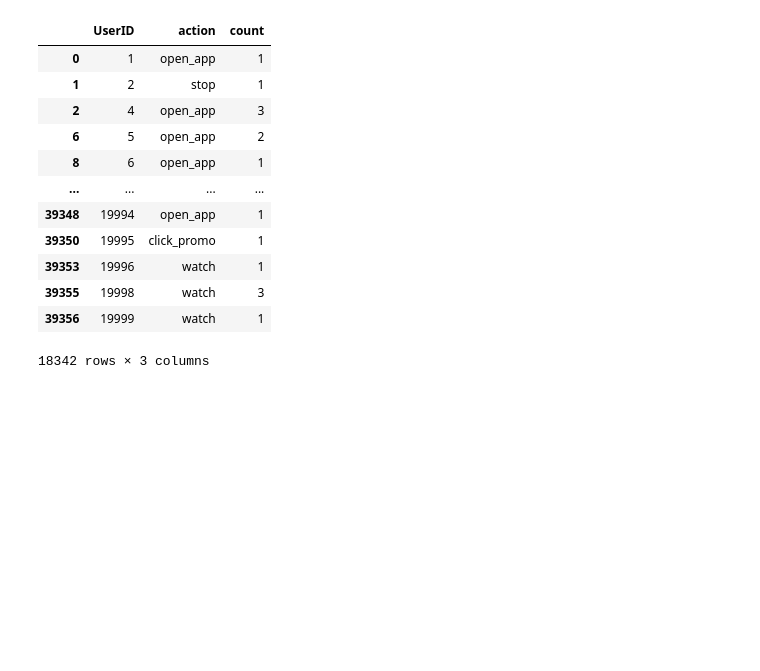
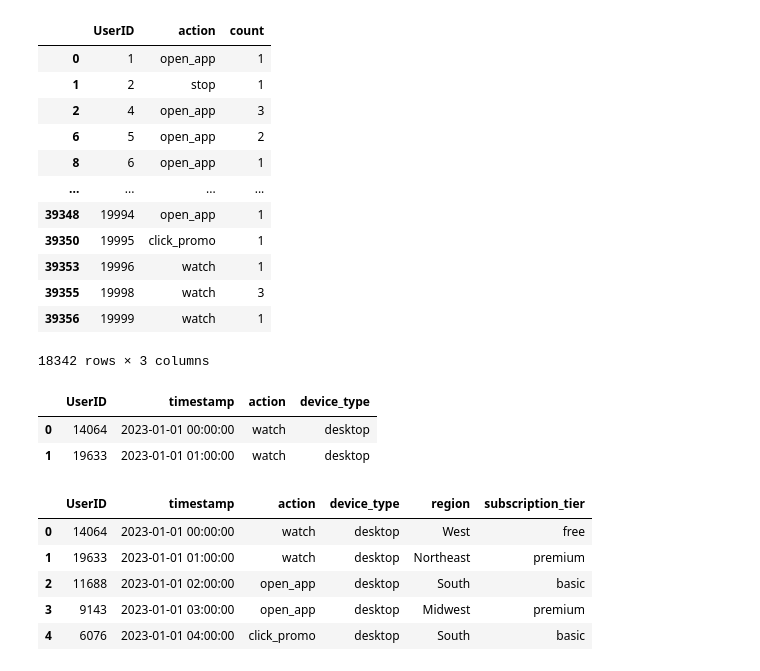
Before and after one commit to stevechengnyc/meta_learners, a Jupyter notebook: MovieLens_EconML_Uplift_Modeling_practice.ipynb, the cells around one changed output. Drawn from its saved outputs; the diff is of its cells as text; code cells hidden in the pictures; blank space fills up the shorter version.

```diff
--- a/MovieLens_EconML_Uplift_Modeling_practice.ipynb
+++ b/MovieLens_EconML_Uplift_Modeling_practice.ipynb
@@ -874,3 +874,18 @@ user_activity_logs.groupby(['UserID', 'action']).size().reset_index(name='count'
 | 39355 | 19998 | watch | 3 |
 | 39356 | 19999 | watch | 1 |
 18342 rows × 3 columns
+# %%
+user_activity_logs.head(2)
+# %% [output]
+|  | UserID | timestamp | action | device_type |
+| 0 | 14064 | 2023-01-01 00:00:00 | watch | desktop |
+| 1 | 19633 | 2023-01-01 01:00:00 | watch | desktop |
+# %%
+merged2.head()
+# %% [output]
+|  | UserID | timestamp | action | device_type | region | subscription_tier |
+| 0 | 14064 | 2023-01-01 00:00:00 | watch | desktop | West | free |
+| 1 | 19633 | 2023-01-01 01:00:00 | watch | desktop | Northeast | premium |
+| 2 | 11688 | 2023-01-01 02:00:00 | open_app | desktop | South | basic |
+| 3 | 9143 | 2023-01-01 03:00:00 | open_app | desktop | Midwest | premium |
+| 4 | 6076 | 2023-01-01 04:00:00 | click_promo | desktop | South | basic |
```
Also changed, not shown: parts of 12 cells of this notebook.
